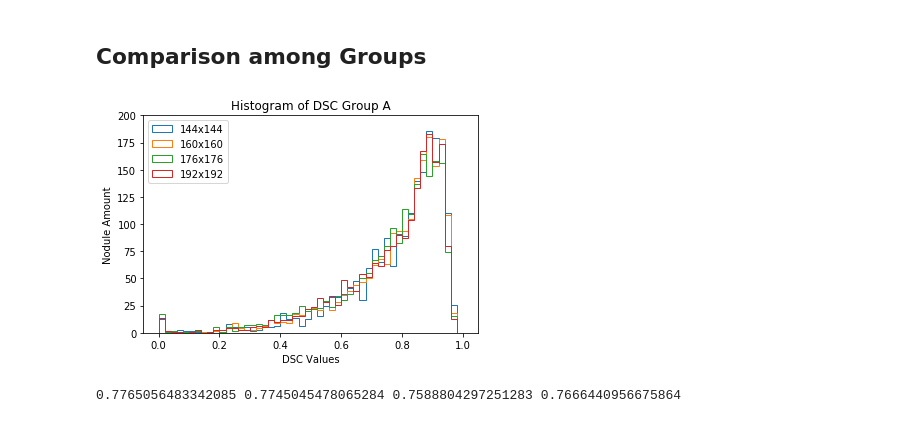
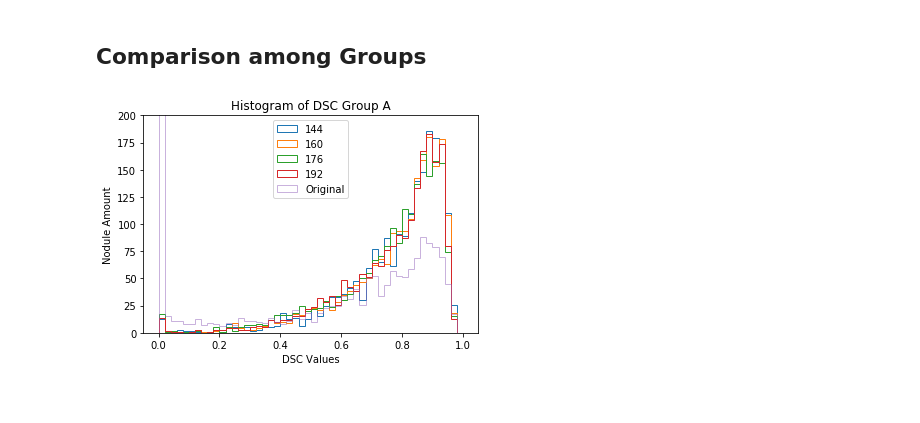
Before and after one commit to Hydragon516/EEE4610, a Jupyter notebook: visualization/DSC Histogram/DSC_Groups.ipynb, the cells around one changed output. Saved outputs shown, nothing was run; the diff lists cells and outputs as text; code cells hidden in the pictures.

Commit message:
Included Original 512x512

```diff
--- a/visualization/DSC Histogram/DSC_Groups.ipynb
+++ b/visualization/DSC Histogram/DSC_Groups.ipynb
@@ -85,26 +86,24 @@ plt.savefig('DSC_Groups', dpi=300)
 # %% [markdown]
 ## Comparison among Groups
 # %%
-# Group A
-bins = np.arange(0,1+0.02,0.02)
-i = 2004
+def Group_Plot(DSC_list, group, sizes):
 
-plt.hist(DSC_list_A[0:i], bins, label= '144x144', histtype='step', )
-plt.hist(DSC_list_A[i:2*i], bins, label= '160x160', histtype='step')
-plt.hist(DSC_list_A[2*i:3*i], bins, label= '176x176', histtype='step')
-plt.hist(DSC_list_A[3*i:4*i], bins, label= '192x192', histtype='step')
+    bins = np.arange(0,1+0.02,0.02)
+    i = 2004
 
-plt.xlabel('DSC Values')
-plt.ylabel('Nodule Amount')
-plt.title('Histogram of DSC Group A')
-plt.ylim(0,200)
-plt.legend(loc='upper left')
-plt.savefig('DSC_Group_A', dpi=300)
+    plt.hist(DSC_list[0:i], bins, label= sizes[0], histtype='step', )
+    plt.hist(DSC_list[i:2*i], bins, label= sizes[1], histtype='step')
+    plt.hist(DSC_list[2*i:3*i], bins, label= sizes[2], histtype='step')
+    plt.hist(DSC_list[3*i:4*i], bins, label= sizes[3], histtype='step')
+    plt.hist(DSC_Original, bins, label='Original', histtype='step', alpha=0.5)
+
+    plt.xlabel('DSC Values')
+    plt.ylabel('Nodule Amount')
+    plt.title('Histogram of DSC Group '+ group)
+    plt.ylim(0,200)
+    plt.legend(loc='upper center')
+    plt.savefig('DSC_Group_'+group, dpi=300)
-# %% [output]
-[figure, removed]
-# %%
-i = 2004
-print(np.mean(DSC_list_A[0:i]), np.mean(DSC_list_A[i:2*i]),
-      np.mean(DSC_list_A[2*i:3*i]), np.mean(DSC_list_A[3*i:4*i]))
-# %% [output]
-0.7765056483342085 0.7745045478065284 0.7588804297251283 0.7666440956675864
+# %%
+Group_Plot(DSC_list_A, 'A', lst_A )
+# %% [output]
+[figure, added]
```
Also changed, not shown: parts of 20 cells of this notebook.
